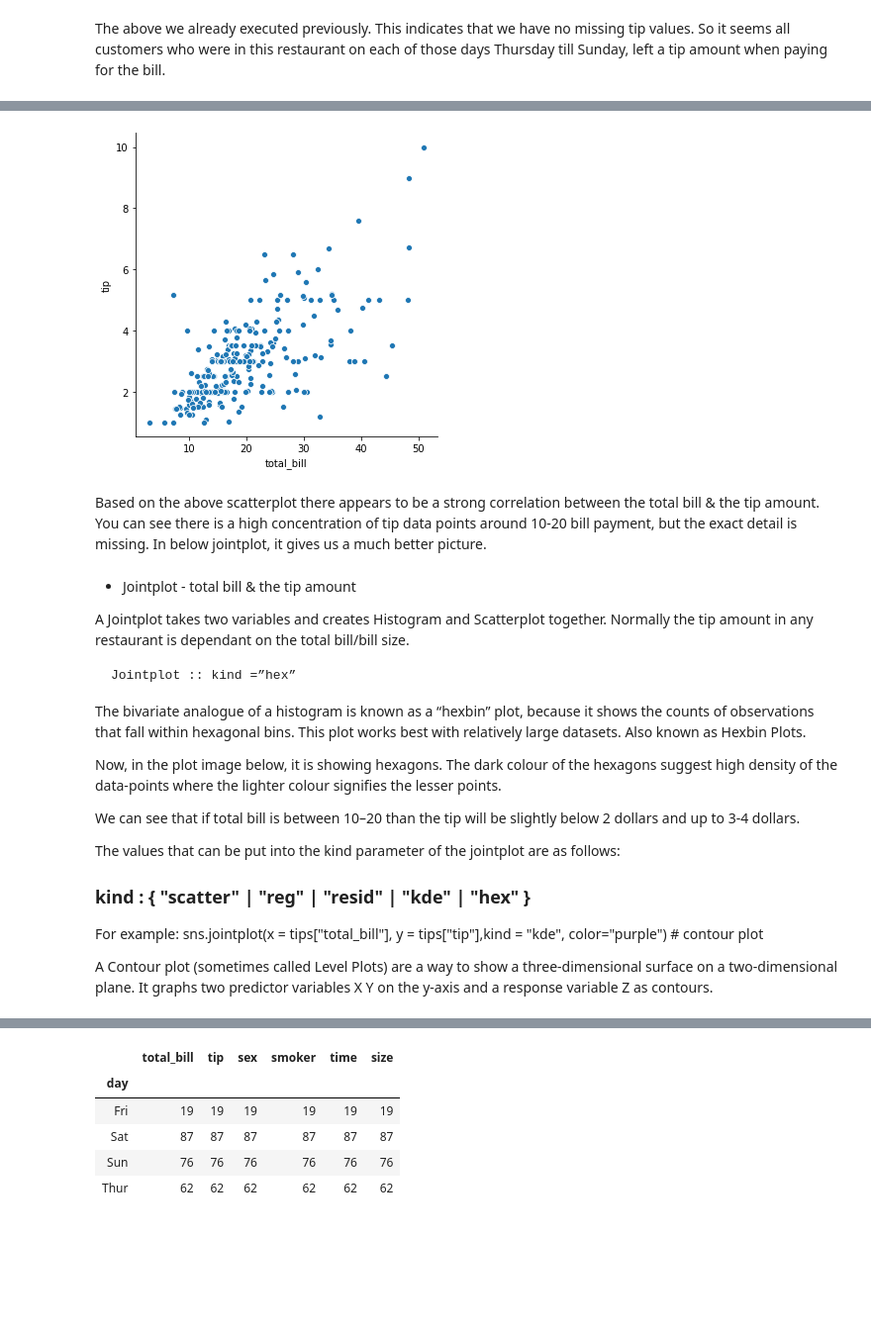
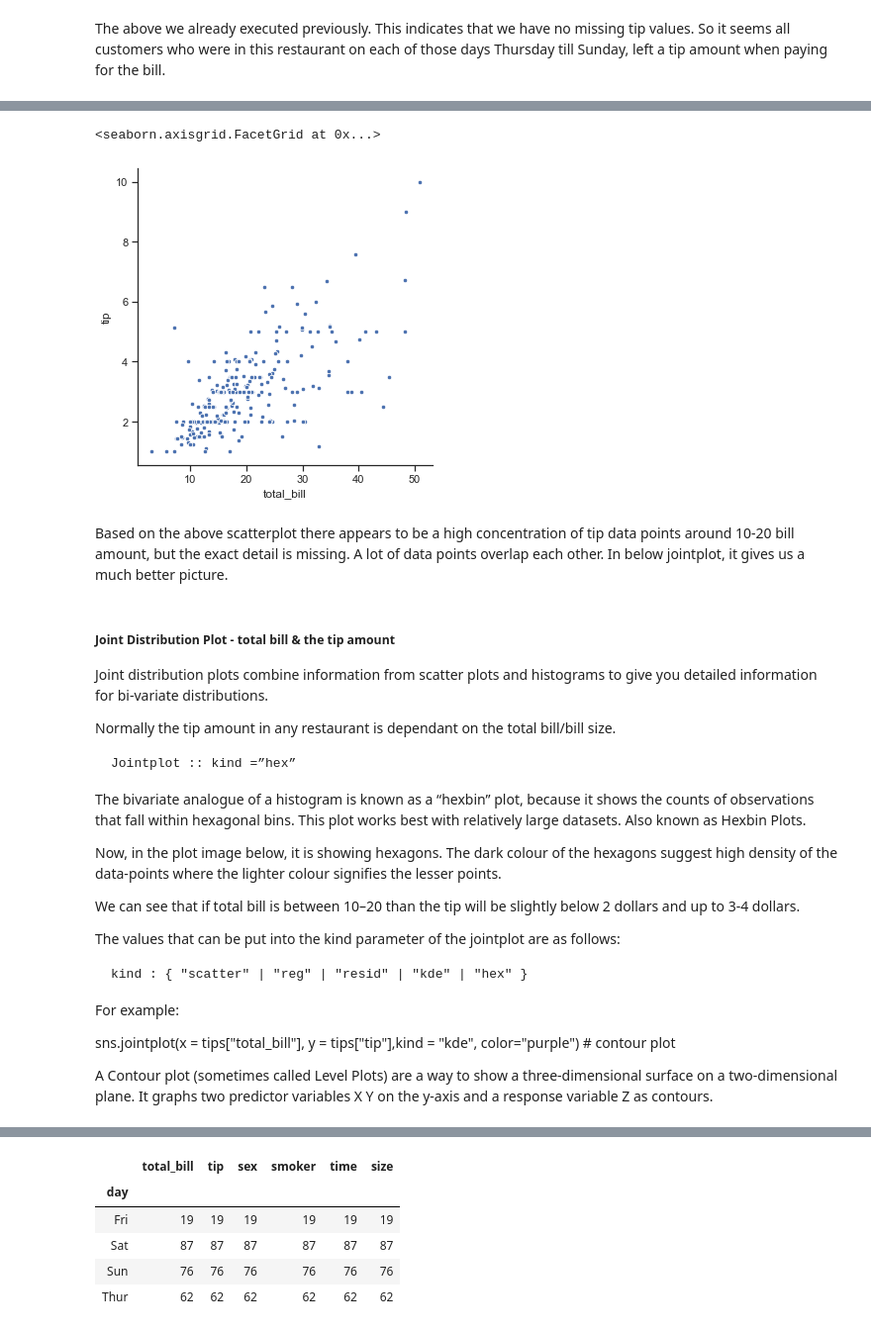
Before and after one commit to HenkT28/Fundamentals_Of_Data_Analysis_Assessment, a Jupyter notebook: Tips_Dataset.ipynb, the cells around one changed output, grey strips where cells are left out. Shown at 99% size. Cells and saved outputs as stored; diff of their text form; code cells hidden in the pictures; blank space fills up the shorter version.

Commit message:
Finishing project - adding linear regression, and plots. Created more structure.

```diff
--- a/Tips_Dataset.ipynb
+++ b/Tips_Dataset.ipynb
@@ -273,13 +361,18 @@ The default plot type of relplot is scatterplot. It shows the relationship betwe
+# %%
+sns.set(style="ticks")
 # %%
-sns.relplot(x="total_bill", y="tip", data=tips);
+sns.relplot(x="total_bill" , y="tip", data=tips, s=20)
 # %% [output]
+<seaborn.axisgrid.FacetGrid at 0x...>
-[figure, old version]
+[figure, new version]
 # %% [markdown]
-Based on the above scatterplot there appears to be a strong correlation between the total bill & the tip amount. You can see there is a high concentration of tip data points around 10-20 bill payment, but the exact detail is missing. In below jointplot, it gives us a much better picture.
+Based on the above scatterplot there appears to be a high concentration of tip data points around 10-20 bill amount, but the exact detail is missing. A lot of data points overlap each other. In below jointplot, it gives us a much better picture.
 # %% [markdown]
-* Jointplot - total bill & the tip amount
+##### Joint Distribution Plot - total bill & the tip amount
 
-A Jointplot takes two variables and creates Histogram and Scatterplot together. Normally the tip amount in any restaurant is dependant on the total bill/bill size.
+Joint distribution plots combine information from scatter plots and histograms to give you detailed information for bi-variate distributions.
+
+Normally the tip amount in any restaurant is dependant on the total bill/bill size.
 
     Jointplot :: kind =”hex”
 
@@ -291,9 +384,10 @@ We can see that if total bill is between 10–20 than the tip will be slightly b
 
 The values that can be put into the kind parameter of the jointplot are as follows:
 
-### kind : { "scatter" | "reg" | "resid" | "kde" | "hex" }
+    kind : { "scatter" | "reg" | "resid" | "kde" | "hex" }
 
 For example:
+
 sns.jointplot(x = tips["total_bill"], y = tips["tip"],kind = "kde", color="purple") # contour plot
 
 A Contour plot (sometimes called Level Plots) are a way to show a three-dimensional surface on a two-dimensional plane. It graphs two predictor variables X Y on the y-axis and a response variable Z as contours.
```
Also changed, not shown: parts of 92 cells of this notebook, 1 other file.
